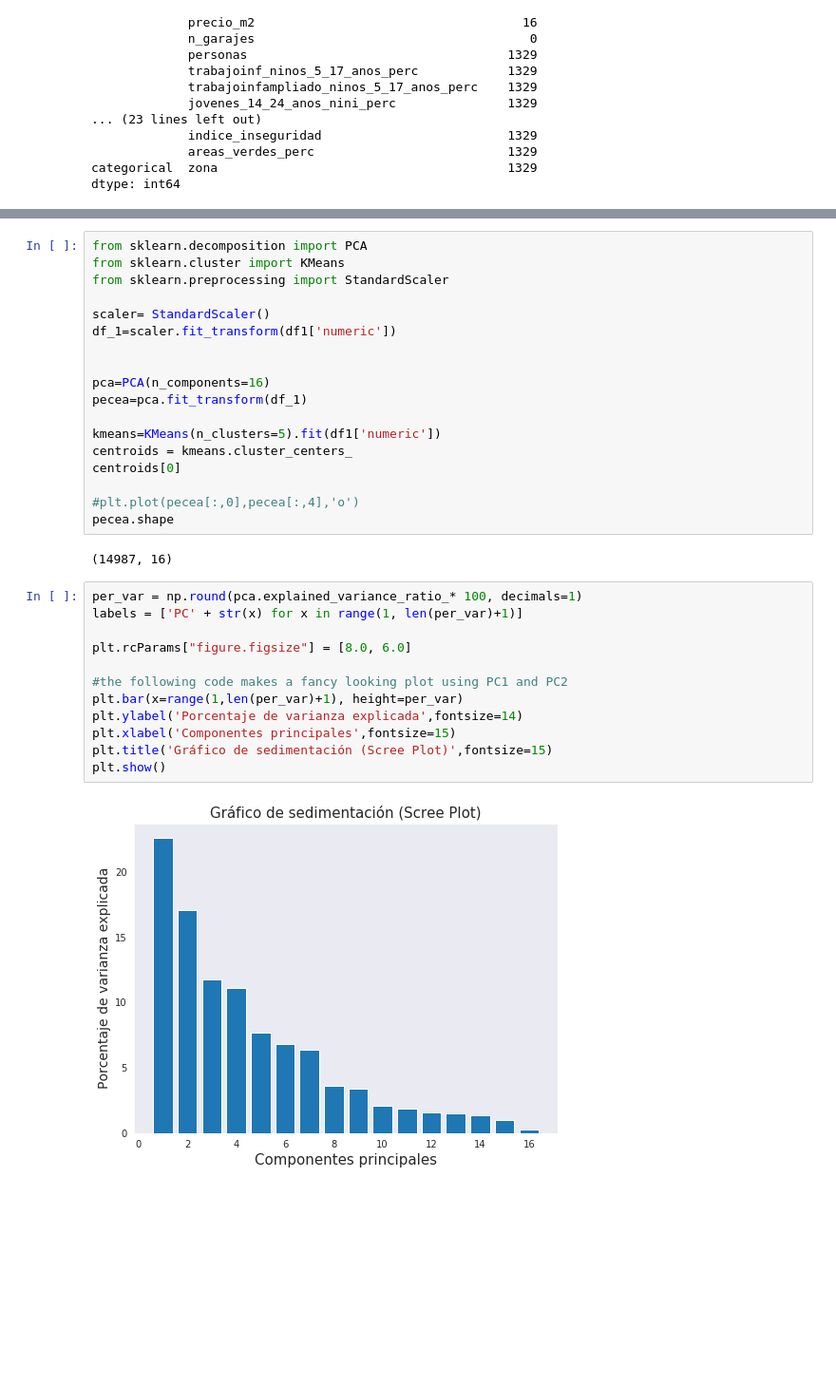
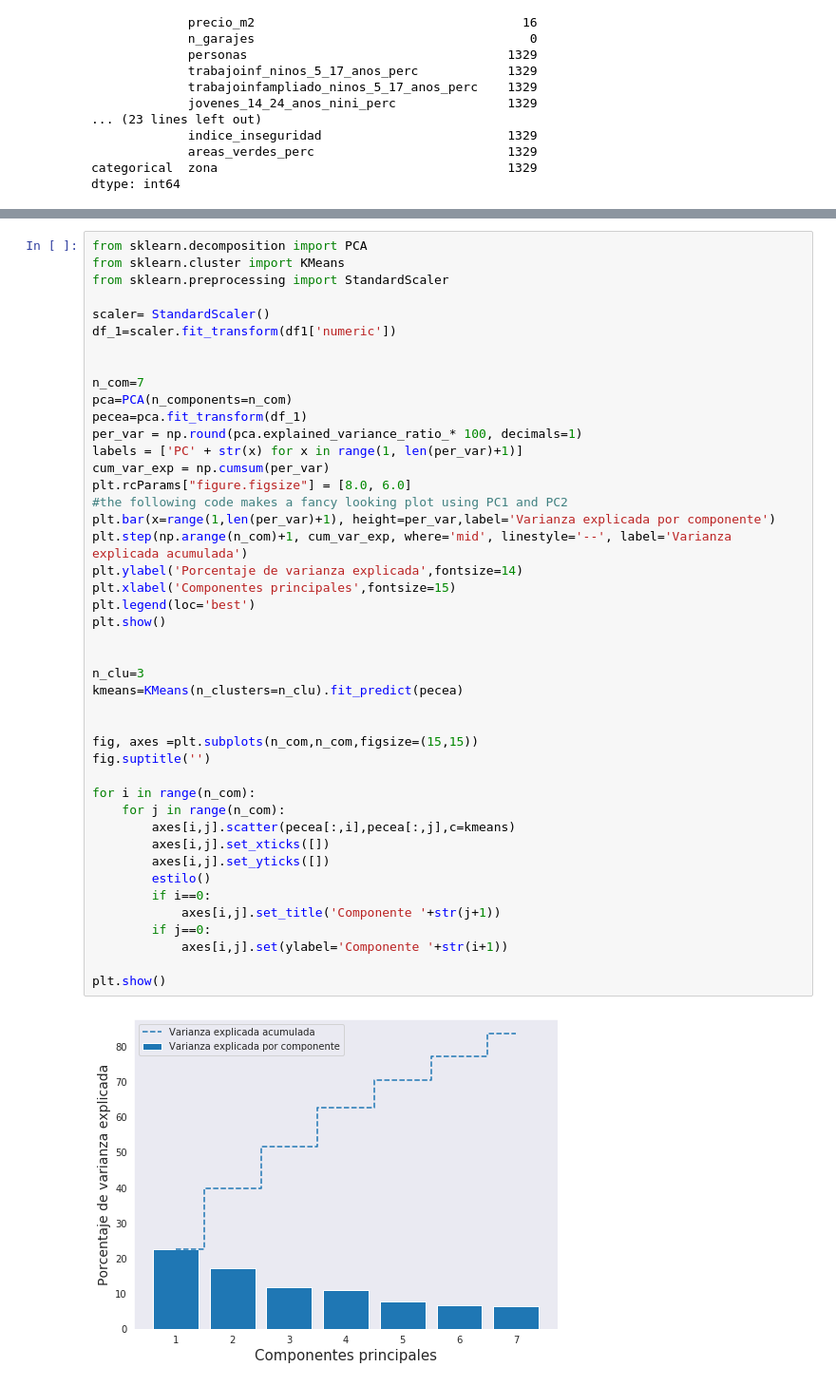
Before and after one commit to Baarry11/Tarea-1-LabDeDatos, a Jupyter notebook: tarea1.ipynb, the cells around one changed output, grey strips where cells are left out. Shown at 95% size. Cells and saved outputs as stored; diff of their text form; blank space fills up the shorter version.

Commit message:
clusters

```diff
--- a/tarea1.ipynb
+++ b/tarea1.ipynb
@@ -538,34 +518,46 @@ df1
-# %%
-from sklearn.decomposition import PCA
-from sklearn.cluster import KMeans
-from sklearn.preprocessing import StandardScaler
-
-scaler= StandardScaler()
-df_1=scaler.fit_transform(df1['numeric'])
-
-
-pca=PCA(n_components=16)
-pecea=pca.fit_transform(df_1)
-
-kmeans=KMeans(n_clusters=5).fit(df1['numeric'])
-centroids = kmeans.cluster_centers_
-centroids[0]
-
-#plt.plot(pecea[:,0],pecea[:,4],'o')
-pecea.shape
-# %% [output]
-(14987, 16)
 # %%
+from sklearn.decomposition import PCA
+from sklearn.cluster import KMeans
+from sklearn.preprocessing import StandardScaler
+
+scaler= StandardScaler()
+df_1=scaler.fit_transform(df1['numeric'])
+
+
+n_com=7
+pca=PCA(n_components=n_com)
+pecea=pca.fit_transform(df_1)
 per_var = np.round(pca.explained_variance_ratio_* 100, decimals=1)
 labels = ['PC' + str(x) for x in range(1, len(per_var)+1)]
-
+cum_var_exp = np.cumsum(per_var)
 plt.rcParams["figure.figsize"] = [8.0, 6.0]
-
 #the following code makes a fancy looking plot using PC1 and PC2
-plt.bar(x=range(1,len(per_var)+1), height=per_var)
+plt.bar(x=range(1,len(per_var)+1), height=per_var,label='Varianza explicada por componente')
+plt.step(np.arange(n_com)+1, cum_var_exp, where='mid', linestyle='--', label='Varianza explicada acumulada')
 plt.ylabel('Porcentaje de varianza explicada',fontsize=14)
 plt.xlabel('Componentes principales',fontsize=15)
-plt.title('Gráfico de sedimentación (Scree Plot)',fontsize=15)
+plt.legend(loc='best')
 plt.show()
+
+
+n_clu=3
+kmeans=KMeans(n_clusters=n_clu).fit_predict(pecea)
+
+
+fig, axes =plt.subplots(n_com,n_com,figsize=(15,15))
+fig.suptitle('')
+
+for i in range(n_com):
+    for j in range(n_com):
+        axes[i,j].scatter(pecea[:,i],pecea[:,j],c=kmeans)
+        axes[i,j].set_xticks([])
+        axes[i,j].set_yticks([])
+        estilo()
+        if i==0:
+            axes[i,j].set_title('Componente '+str(j+1))
+        if j==0:
+            axes[i,j].set(ylabel='Componente '+str(i+1))
+
+plt.show()
 # %% [output]
-[figure, old version]
+[figure, new version]
```
Also changed, not shown: parts of 9 cells of this notebook.
